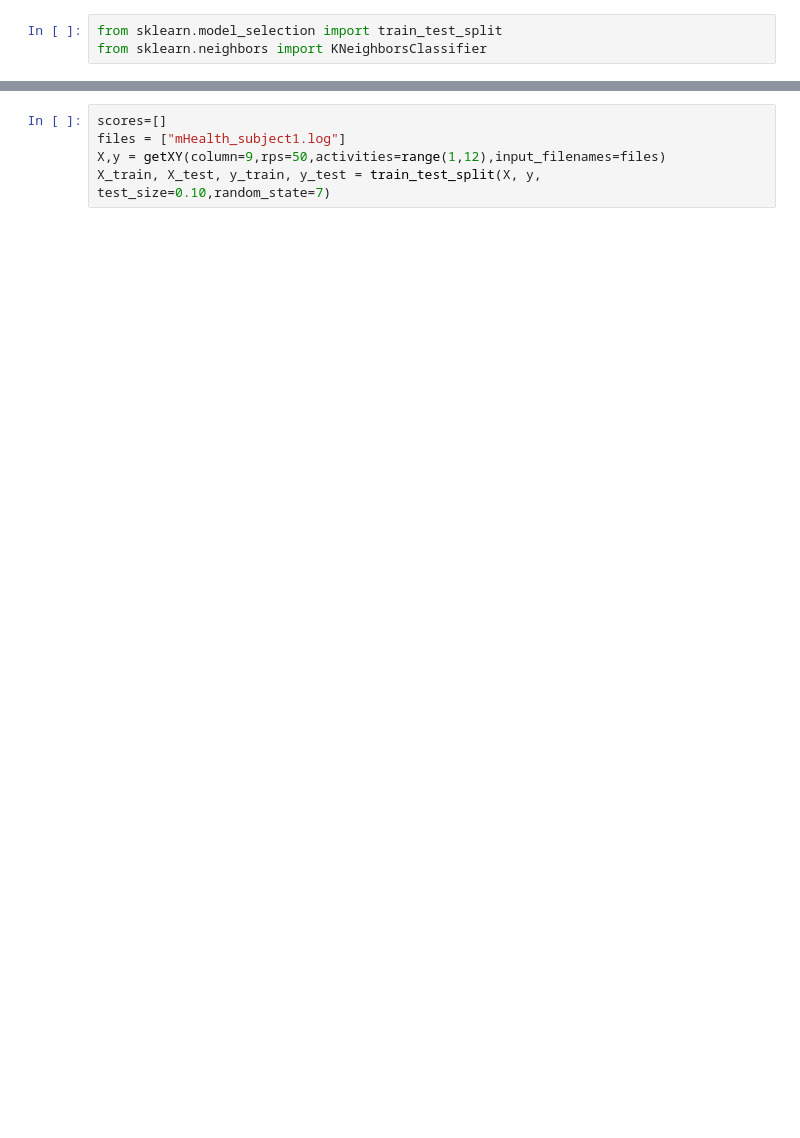
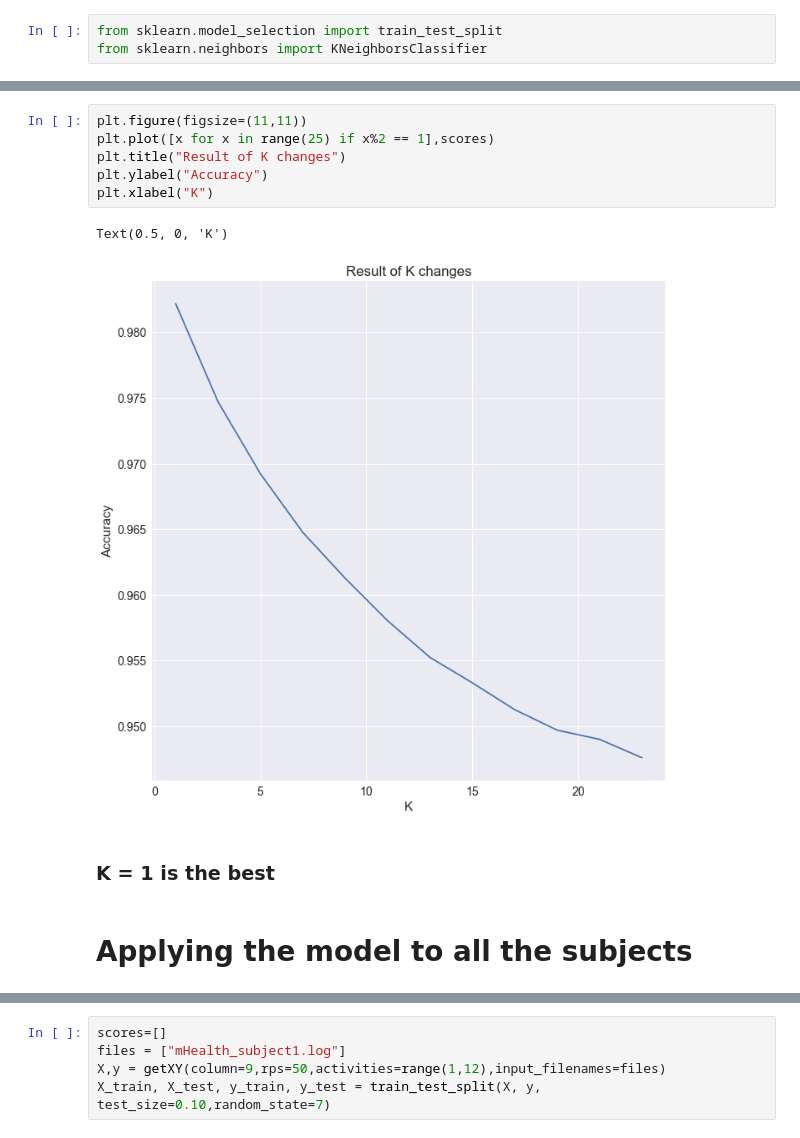
Before and after one commit to abdelrahmanYaseen/eHealth, a Jupyter notebook: Actuarots_knn.ipynb, the cells around one changed output, grey strips where cells are left out. Saved outputs shown, nothing was run; the diff lists cells and outputs as text; blank space fills up the shorter version.

```diff
--- a/Actuarots_knn.ipynb
+++ b/Actuarots_knn.ipynb
@@ -62,2 +251,15 @@ scores.mean()
+# %%
+plt.figure(figsize=(11,11))
+plt.plot([x for x in range(25) if x%2 == 1],scores)
+plt.title("Result of K changes")
+plt.ylabel("Accuracy")
+plt.xlabel("K")
+# %% [output]
+Text(0.5, 0, 'K')
+[figure, added]
+# %% [markdown]
+### K = 1 is the best
+# %% [markdown]
+# Applying the model to all the subjects
 # %%
 scores=[]
```
Also changed, not shown: parts of 26 cells of this notebook.
